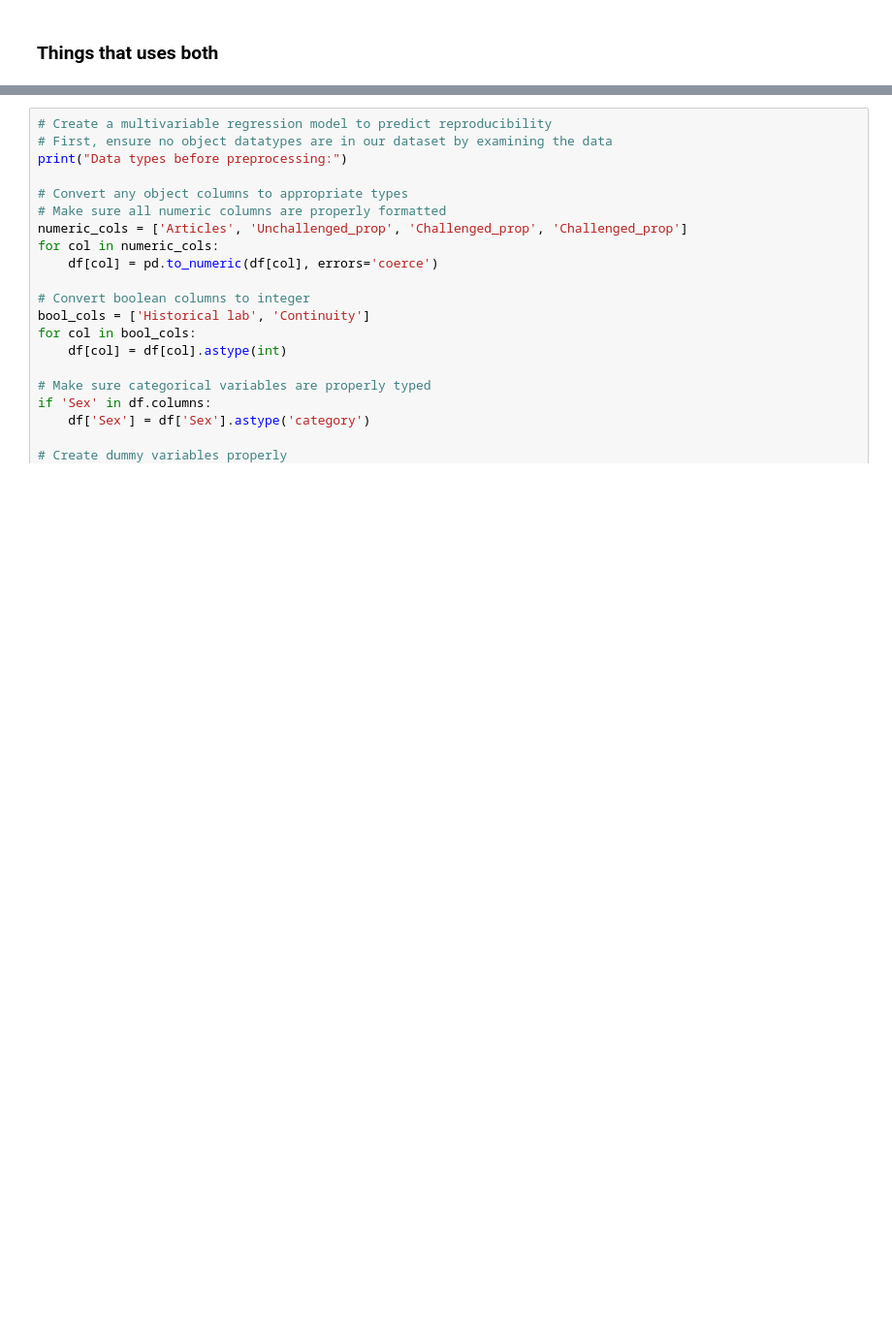
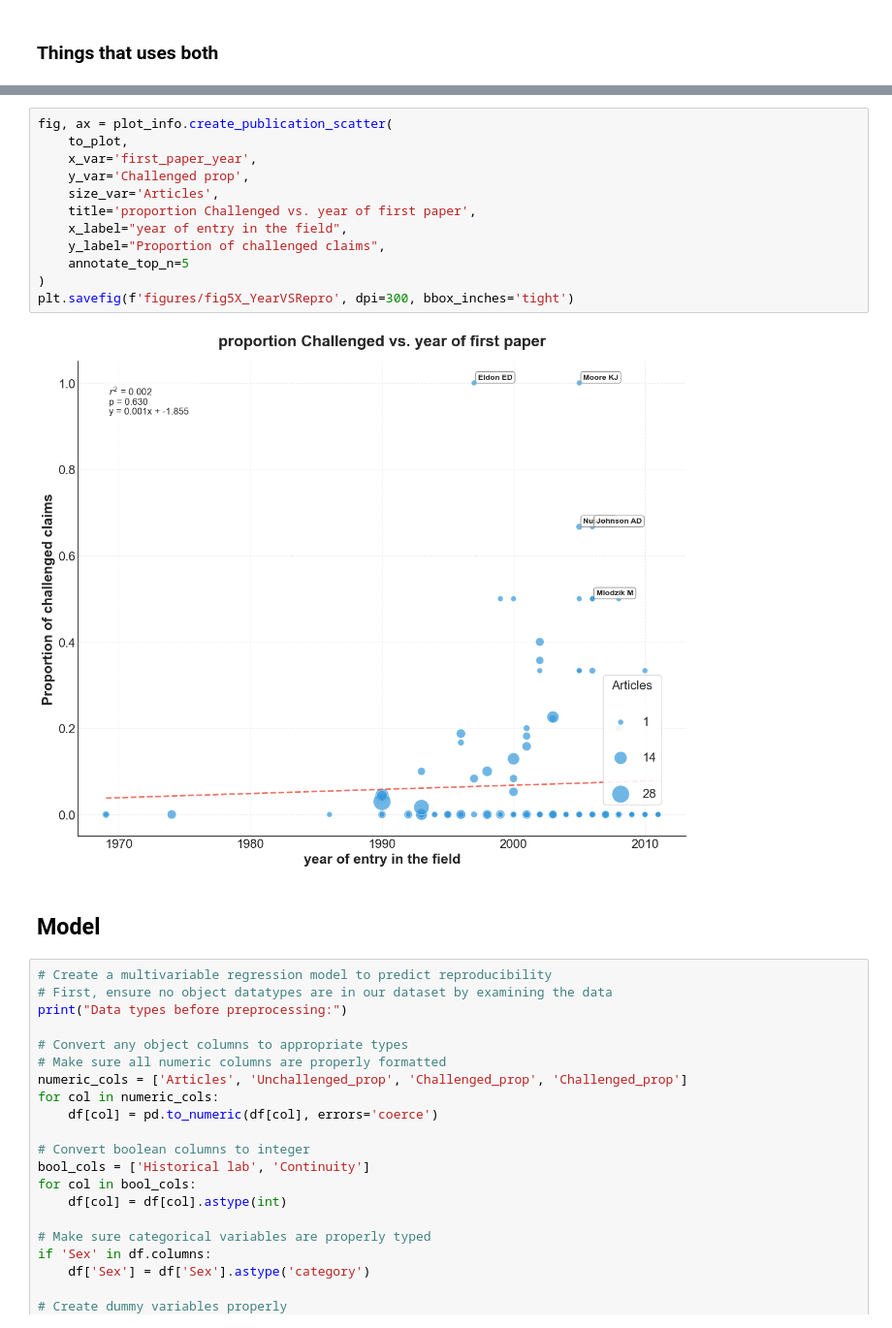
Before and after one commit to jcblemai/drosophila-reproducibility, a Jupyter notebook: analysis_authors_last.ipynb, the cells around one changed output, grey strips where cells are left out. Shown at 97% size. Drawn from its saved outputs; the diff is of its cells as text; blank space fills up the shorter version.

```diff
--- a/analysis_authors_last.ipynb
+++ b/analysis_authors_last.ipynb
@@ -337,3 +409,19 @@ plt.savefig(f'figures/fig5C_scatterB', dpi=300, bbox_inches='tight')
+# %%
+fig, ax = plot_info.create_publication_scatter(
+    to_plot,
+    x_var='first_paper_year',
+    y_var='Challenged prop',
+    size_var='Articles',
+    title='proportion Challenged vs. year of first paper',
+    x_label="year of entry in the field",
+    y_label="Proportion of challenged claims",
+    annotate_top_n=5
+)
+plt.savefig(f'figures/fig5X_YearVSRepro', dpi=300, bbox_inches='tight')
+# %% [output]
+[figure, added]
+# %% [markdown]
+## Model
 # %%
 # Create a multivariable regression model to predict reproducibility
 # First, ensure no object datatypes are in our dataset by examining the data
```
Also changed, not shown: parts of 9 cells of this notebook, 2 other files.
